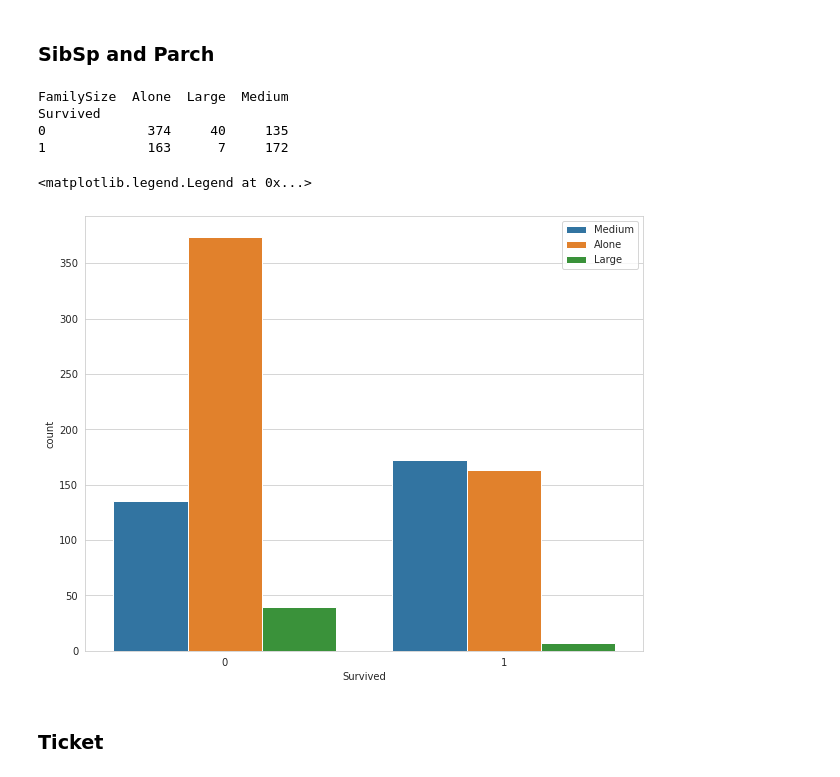
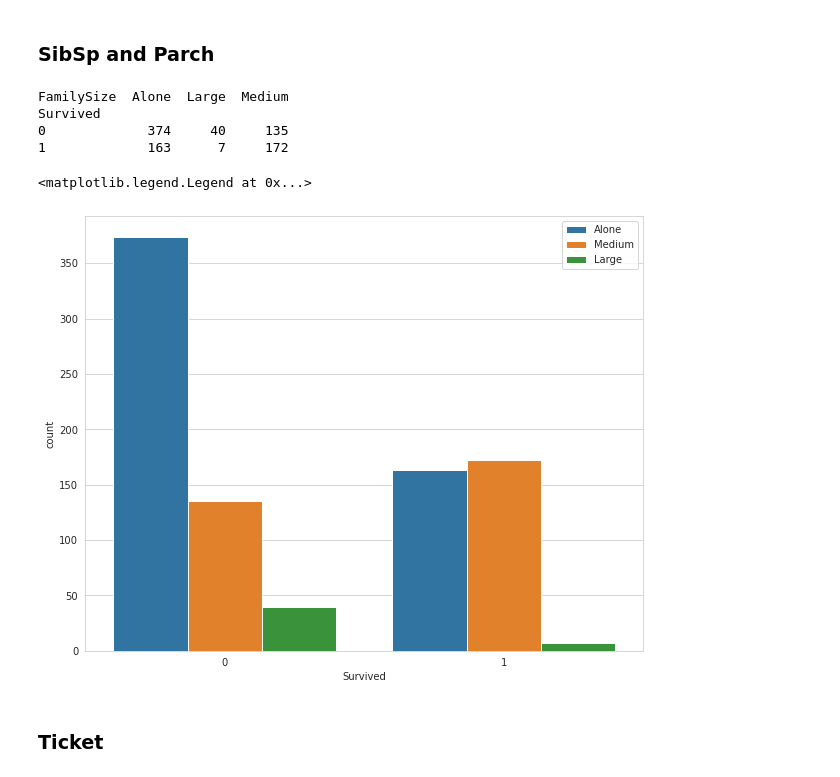
Before and after one commit to adamparkosidis/titanic-predictions-using-logistic-regression, a Jupyter notebook: Titanic - Predictions using Logistic Regression.ipynb, the cells around one changed output. Cells and saved outputs as stored; diff of their text form; code cells hidden in the pictures.

```diff
--- a/Titanic - Predictions using Logistic Regression.ipynb
+++ b/Titanic - Predictions using Logistic Regression.ipynb
@@ -274,19 +275,20 @@ def FamilySize(cols):
 # %%
 # Family members
 train['FamilySize'] = train[['SibSp','Parch']].apply(FamilySize, axis=1)
 
 # lets check the number of survivors and non survivors
 plt.figure(figsize=(10,8))
 print(pd.pivot_table(train, index = 'Survived', columns = 'FamilySize', values = 'Ticket' ,aggfunc ='count'))
-sns.countplot(data=train, x='Survived',hue = 'FamilySize')
+hue_order = ['Alone','Medium','Large']
+sns.countplot(data=train, x='Survived',hue = 'FamilySize', hue_order = hue_order)
 plt.legend(loc='upper right')
 # %% [output]
 FamilySize  Alone  Large  Medium
 Survived
 0             374     40     135
 1             163      7     172
 <matplotlib.legend.Legend at 0x...>
-[figure, old version]
+[figure, new version]
 # %%
 # We now drop the columns that we used
 train.drop(['SibSp','Parch'], axis=1, inplace=True)
```
Also changed, not shown: parts of 15 cells of this notebook.
